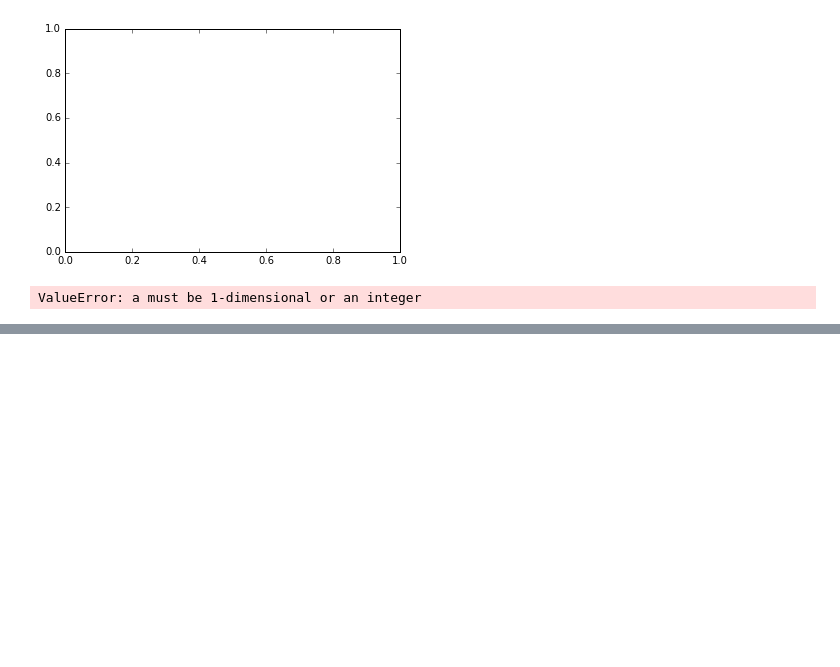
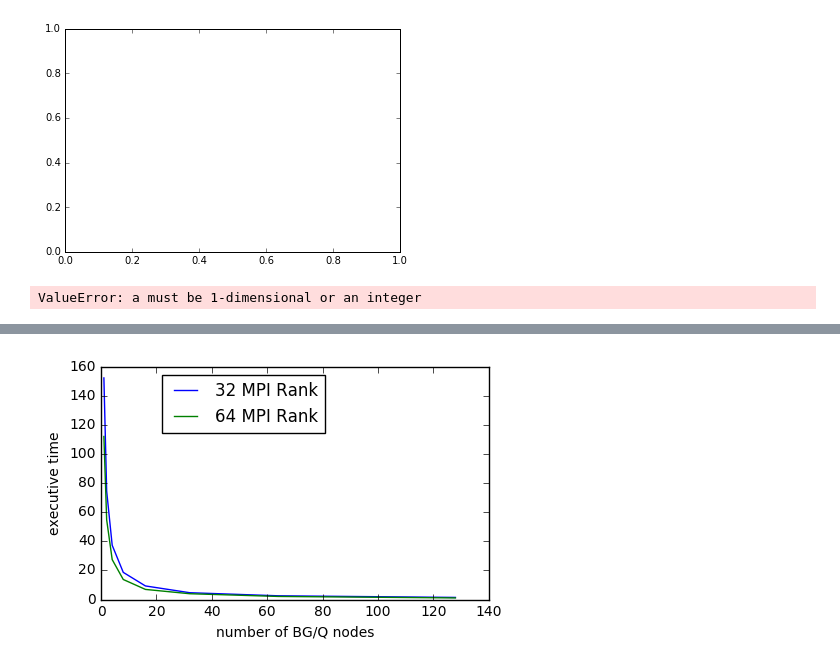
Before and after one commit to horsehour/script, a Jupyter notebook: data.ipynb, the cells around one changed output, grey strips where cells are left out. Drawn from its saved outputs; the diff is of its cells as text; code cells hidden in the pictures; blank space fills up the shorter version.

```diff
--- a/data.ipynb
+++ b/data.ipynb
@@ -1500,3 +1500,9 @@ for d in dirs:
     for y in range(2004, 2015):
         if os.path.exists('F:/Java/HorseEngine/data/UNComtrade/Export/' + d + '/' + str(y) + '-490.csv'):
             os.remove('F:/Java/HorseEngine/data/UNComtrade/Export/' + d + '/' + str(y) + '-490.csv')
+# %%
+import pandas as pd
+import numpy as np
+import matplotlib.pyplot as plt
+
+df = pd.read_clipboard()
@@ -1502,0 +1523,12 @@ for d in dirs:
+# %%
+_, ax = plt.subplots(figsize=(5, 3))
+ax.plot(df['nodes'], df['32_time'])
+ax.plot(df['nodes'], df['64_time'])
+
+ax.set_xlabel('number of BG/Q nodes')
+ax.set_ylabel('executive time')
+
+ax.legend(['32 MPI Rank', '64 MPI Rank'], loc=1, bbox_to_anchor=(0.6, 1.0))
+plt.show()
+# %% [output]
+[figure, added]
```
Also changed, not shown: parts of 3 cells of this notebook, 5 other files.
